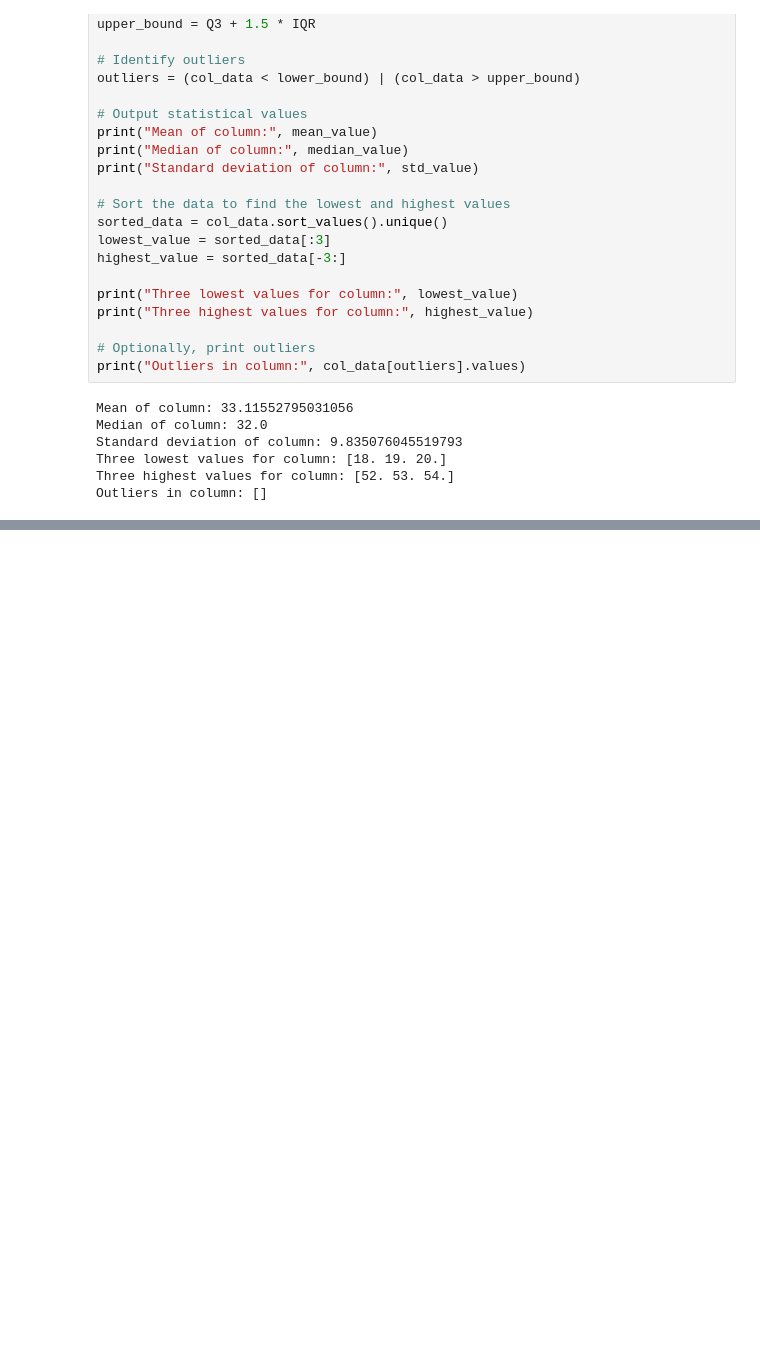
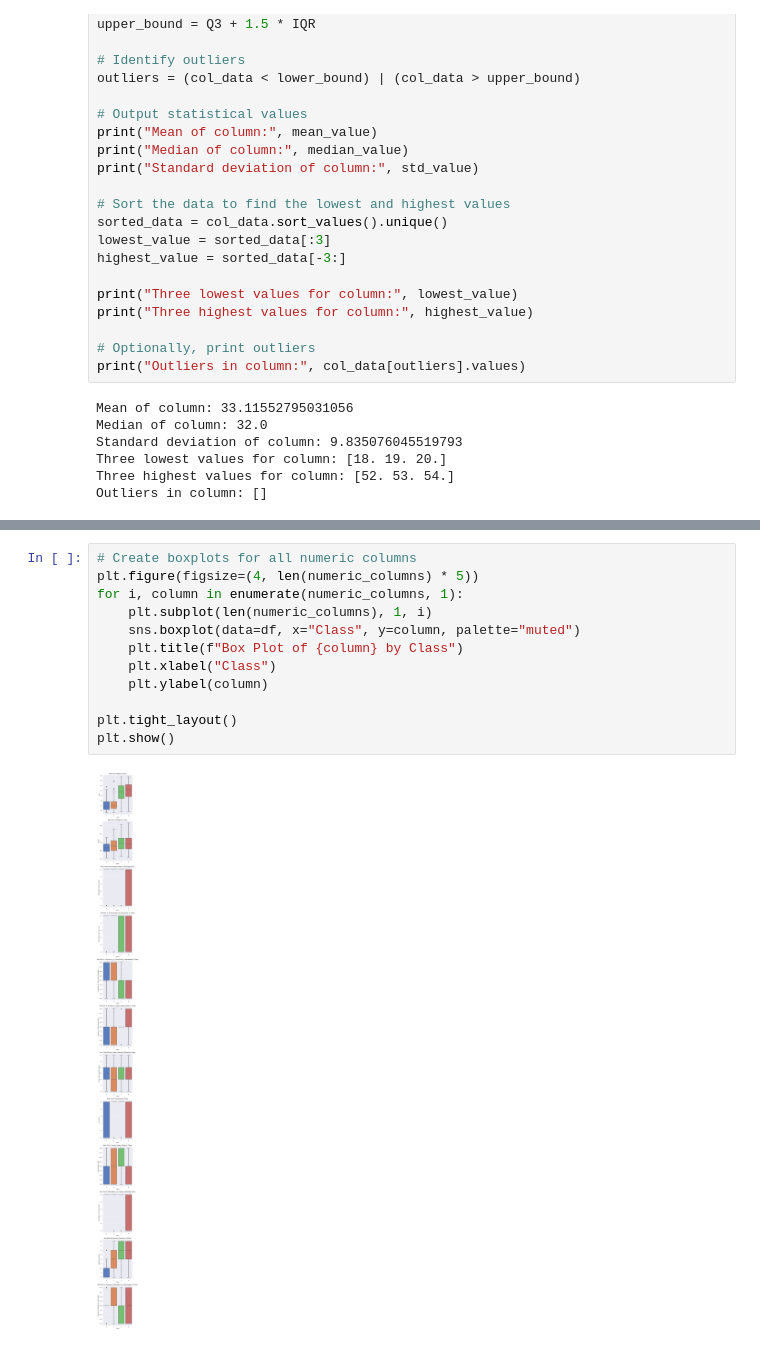
Before and after one commit to DekkerF190232/dsai-obesity, a Jupyter notebook: pandas.ipynb, the cells around one changed output, grey strips where cells are left out. Saved outputs shown, nothing was run; the diff lists cells and outputs as text; blank space fills up the shorter version.

```diff
--- a/pandas.ipynb
+++ b/pandas.ipynb
@@ -97,0 +117,14 @@ Outliers in column: []
+# %%
+# Create boxplots for all numeric columns
+plt.figure(figsize=(4, len(numeric_columns) * 5))
+for i, column in enumerate(numeric_columns, 1):
+    plt.subplot(len(numeric_columns), 1, i)
+    sns.boxplot(data=df, x="Class", y=column, palette="muted")
+    plt.title(f"Box Plot of {column} by Class")
+    plt.xlabel("Class")
+    plt.ylabel(column)
+
+plt.tight_layout()
+plt.show()
+# %% [output]
+[figure, added]
```
Also changed, not shown: parts of 3 cells of this notebook, 1 other file.
